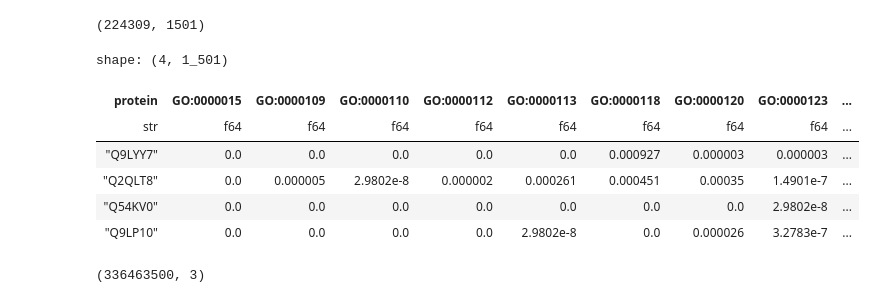
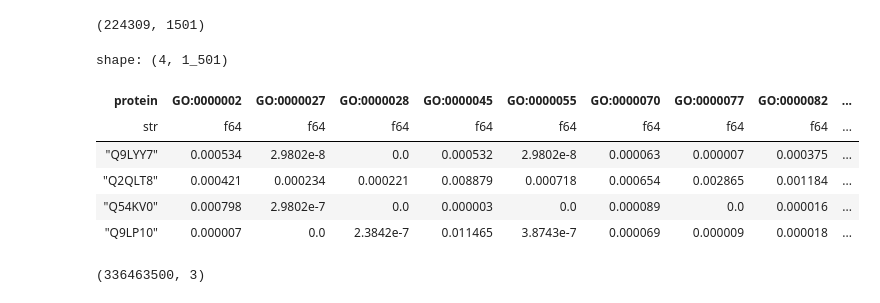
Before and after one commit to sumaniitm/cafa-6-protein-function-prediction-kaggle, a Jupyter notebook: cafa6-baseline-and-feature-engineering.ipynb, the cells around one changed output. Saved outputs shown, nothing was run; the diff lists cells and outputs as text; code cells hidden in the pictures.

```diff
--- a/cafa6-baseline-and-feature-engineering.ipynb
+++ b/cafa6-baseline-and-feature-engineering.ipynb
@@ -428,7 +428,7 @@ def generate_tf_datasets(p_df, p_BATCH_SIZE_PER_REPLICA, p_label_cols):
 
     return tf_ds
 # %%
-x_train, x_for_valid = train_test_split(x_train_main_mf, test_size=0.3, random_state=42)
+x_train, x_for_valid = train_test_split(x_train_main_bp, test_size=0.3, random_state=42)
 x_test, x_valid = train_test_split(x_for_valid, test_size=0.2, random_state=42)
 
 print("********* Details ****************")
@@ -443,9 +443,9 @@ Validation data shape : (3211, 1502)
 # %%
 bias_arr_prep_dict = {}
 
-for i in range(len(label_cols_mf)):
-    bias_arr_prep_dict[label_cols_mf[i]] = x_train.group_by([label_cols_mf[i]]).agg(pl.col("protein_accession_id").count())\
-    .filter(pl.col(label_cols_mf[i])==1.0).item(0,1)
+for i in range(len(label_cols_bp)):
+    bias_arr_prep_dict[label_cols_bp[i]] = x_train.group_by([label_cols_bp[i]]).agg(pl.col("protein_accession_id").count())\
+    .filter(pl.col(label_cols_bp[i])==1.0).item(0,1)
 # %%
 bias_list = []
 
@@ -600,8 +600,8 @@ df_test_features.columns
 submission_embeds = pl.Series(df_test_features.select(pl.col('embedding_arrays'))).to_list()
 # %%
 pos_dict = {}
-for i in range(len(label_cols_cc)):
-    pos_dict[i] = label_cols_cc[i]
+for i in range(len(label_cols_bp)):
+    pos_dict[i] = label_cols_bp[i]
 
 print(pos_dict[0])
 # %% [output]
@@ -678,5 +680,5 @@ I0000 00:00:1764740414.898870    1268 tpu_compilation_cache_interface.cc:541] Af
 # %%
 all_predictions[0]
 # %%
-semi_final_df_cc = pl.DataFrame(all_predictions)
+semi_final_df_bp = pl.DataFrame(all_predictions)
 # %%
@@ -684,13 +686,13 @@ semi_final_df_cc.shape
 # %% [output]
 (224309, 1501)
 # %%
-semi_final_df_cc.head(4)
+semi_final_df_bp.head(4)
 # %% [output]
 shape: (4, 1_501)
-| protein | GO:0000015 | GO:0000109 | GO:0000110 | GO:0000112 | GO:0000113 | GO:0000118 | GO:0000120 | GO:0000123 | ... |
+| protein | GO:0000002 | GO:0000027 | GO:0000028 | GO:0000045 | GO:0000055 | GO:0000070 | GO:0000077 | GO:0000082 | ... |
 | str | f64 | f64 | f64 | f64 | f64 | f64 | f64 | f64 | ... |
-| "Q9LYY7" | 0.0 | 0.0 | 0.0 | 0.0 | 0.0 | 0.000927 | 0.000003 | 0.000003 | ... |
-| "Q2QLT8" | 0.0 | 0.000005 | 2.9802e-8 | 0.000002 | 0.000261 | 0.000451 | 0.00035 | 1.4901e-7 | ... |
-| "Q54KV0" | 0.0 | 0.0 | 0.0 | 0.0 | 0.0 | 0.0 | 0.0 | 2.9802e-8 | ... |
-| "Q9LP10" | 0.0 | 0.0 | 0.0 | 0.0 | 2.9802e-8 | 0.0 | 0.000026 | 3.2783e-7 | ... |
+| "Q9LYY7" | 0.000534 | 2.9802e-8 | 0.0 | 0.000532 | 2.9802e-8 | 0.000063 | 0.000007 | 0.000375 | ... |
+| "Q2QLT8" | 0.000421 | 0.000234 | 0.000221 | 0.008879 | 0.000718 | 0.000654 | 0.002865 | 0.001184 | ... |
+| "Q54KV0" | 0.000798 | 2.9802e-7 | 0.0 | 0.000003 | 0.0 | 0.000089 | 0.0 | 0.000016 | ... |
+| "Q9LP10" | 0.000007 | 0.0 | 2.3842e-7 | 0.011465 | 3.8743e-7 | 0.000069 | 0.000009 | 0.000018 | ... |
 # %%
```
Also changed, not shown: parts of 18 cells of this notebook.
